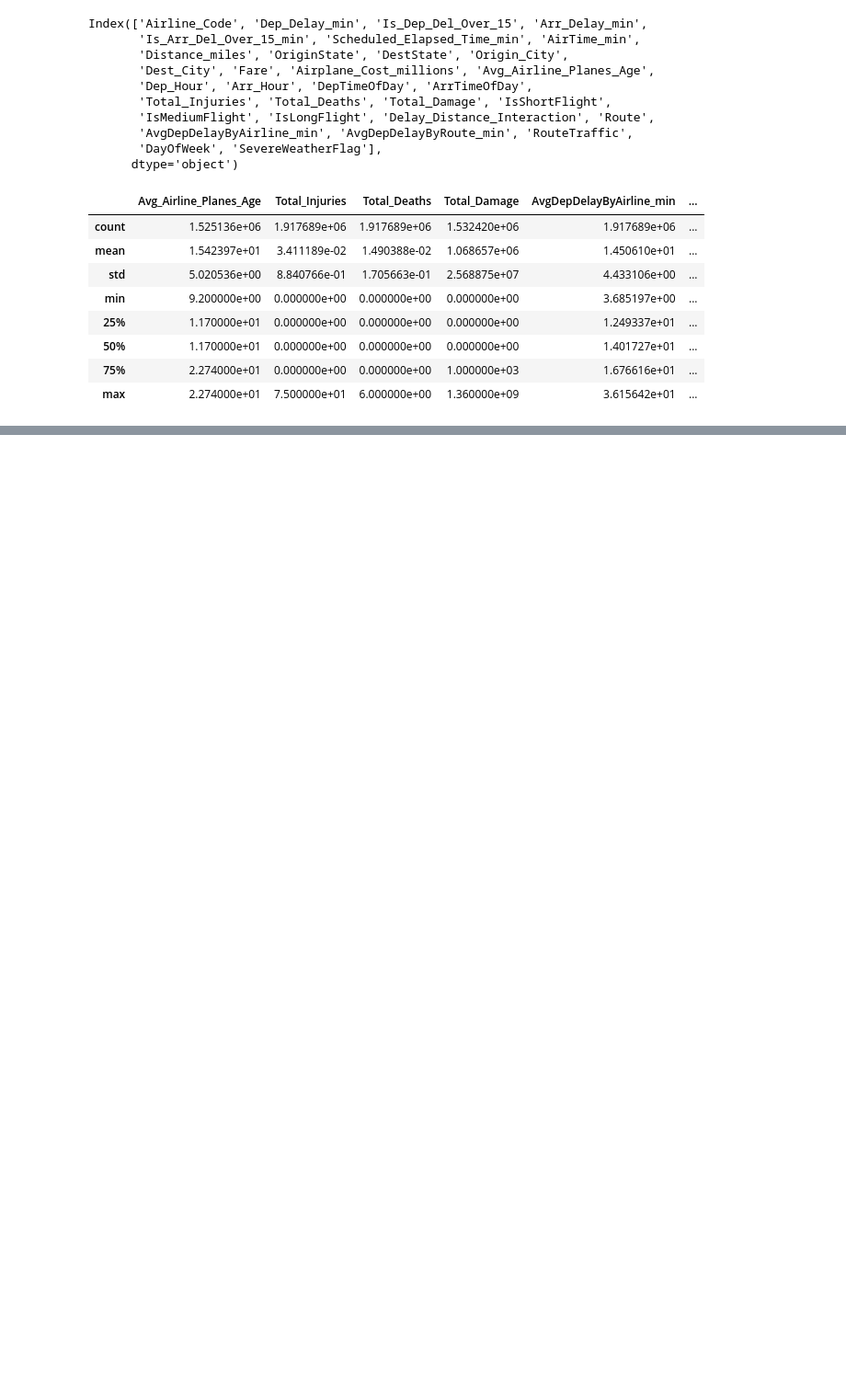
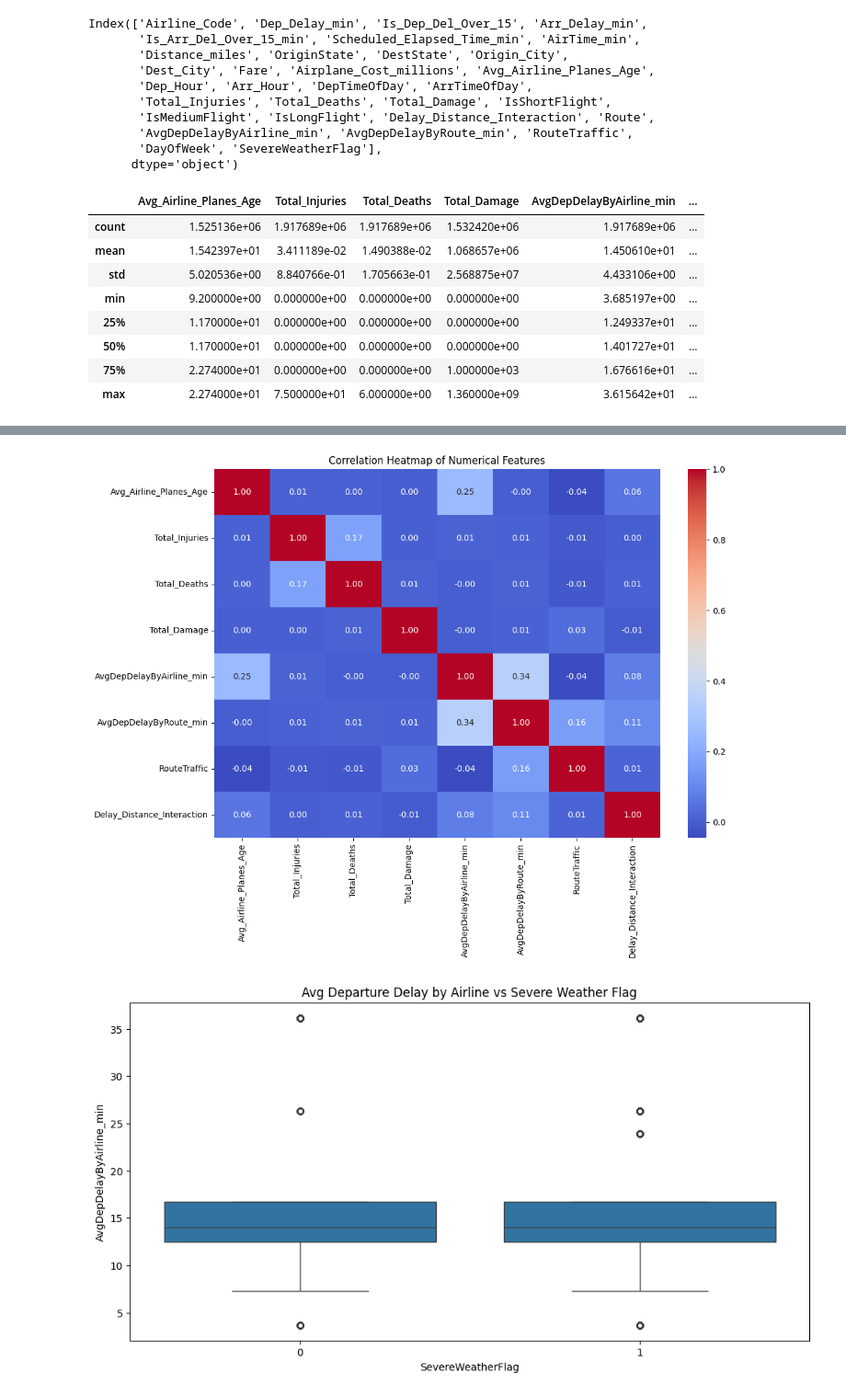
Before and after one commit to harshgupta6789/cap5771sp25-project, a Jupyter notebook: Scripts/feature_engineering.ipynb, the cells around one changed output, grey strips where cells are left out. Shown at 92% size. Cells and saved outputs as stored; diff of their text form; code cells hidden in the pictures; blank space fills up the shorter version.

```diff
--- a/Scripts/feature_engineering.ipynb
+++ b/Scripts/feature_engineering.ipynb
@@ -620,0 +717,26 @@ feature_df.describe()
+# %%
+# Correlation Heatmap for numerical features
+plt.figure(figsize=(12, 8))
+sns.heatmap(df[numerical_features].corr(), annot=True, cmap='coolwarm', fmt='.2f')
+plt.title('Correlation Heatmap of Numerical Features')
+plt.show()
+
+# Boxplot to check the relationship between 'SevereWeatherFlag' and numerical features
+plt.figure(figsize=(12, 6))
+sns.boxplot(x='SevereWeatherFlag', y='AvgDepDelayByAirline_min', data=df)
+plt.title('Avg Departure Delay by Airline vs Severe Weather Flag')
+plt.show()
+
+# Pairplot for numerical features
+# sns.pairplot(df[numerical_features])
+# plt.suptitle('Pairplot of Numerical Features', y=1.02)
+# plt.show()
+
+# Boxplot to check the relationship between 'RouteTraffic' and other numerical features
+plt.figure(figsize=(12, 6))
+sns.boxplot(x='RouteTraffic', y='AvgDepDelayByRoute_min', data=df)
+plt.title('Average Departure Delay by Route vs Route Traffic')
+plt.show()
+# %% [output]
+[figure, added]
+[figure, added]
```
Also changed, not shown: parts of 6 cells of this notebook.
